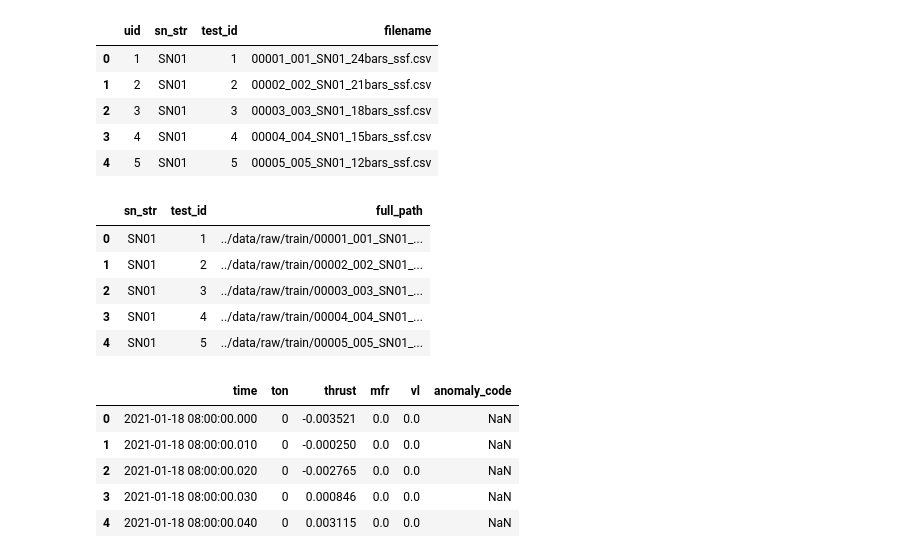
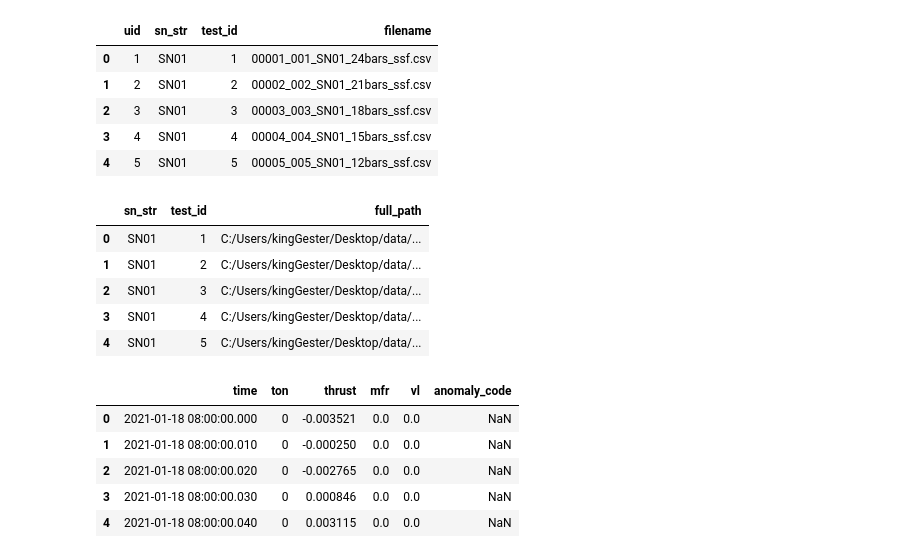
Before and after one commit to KingGester/spacecraft-thruster-prediction, a Jupyter notebook: notebooks/01_metadata_exploration.ipynb, the cells around one changed output. Saved outputs shown, nothing was run; the diff lists cells and outputs as text; code cells hidden in the pictures.

```diff
--- a/notebooks/01_metadata_exploration.ipynb
+++ b/notebooks/01_metadata_exploration.ipynb
@@ -94,17 +94,17 @@ meta[['uid', 'sn_str', 'test_id', 'filename']].head()
 # %%
 def get_full_path(row):
     folder = 'train' if row['sn'] <= 12 else 'test'
-    return f"../data/raw/{folder}/{row['filename']}"
+    return f"C:/Users/kingGester/Desktop/data/raw/{folder}/{row['filename']}"
 
 meta['full_path']=meta.apply(get_full_path,axis=1)
 meta[['sn_str','test_id','full_path']].head()
 # %% [output]
 |  | sn_str | test_id | full_path |
-| 0 | SN01 | 1 | ../data/raw/train/00001_001_SN01_... |
-| 1 | SN01 | 2 | ../data/raw/train/00002_002_SN01_... |
-| 2 | SN01 | 3 | ../data/raw/train/00003_003_SN01_... |
-| 3 | SN01 | 4 | ../data/raw/train/00004_004_SN01_... |
-| 4 | SN01 | 5 | ../data/raw/train/00005_005_SN01_... |
+| 0 | SN01 | 1 | C:/Users/kingGester/Desktop/data/... |
+| 1 | SN01 | 2 | C:/Users/kingGester/Desktop/data/... |
+| 2 | SN01 | 3 | C:/Users/kingGester/Desktop/data/... |
+| 3 | SN01 | 4 | C:/Users/kingGester/Desktop/data/... |
+| 4 | SN01 | 5 | C:/Users/kingGester/Desktop/data/... |
 # %%
 df_test=pd.read_csv(meta.loc[0,'full_path'])
 df_test.head()
```
Also changed, not shown: parts of 8 cells of this notebook.
